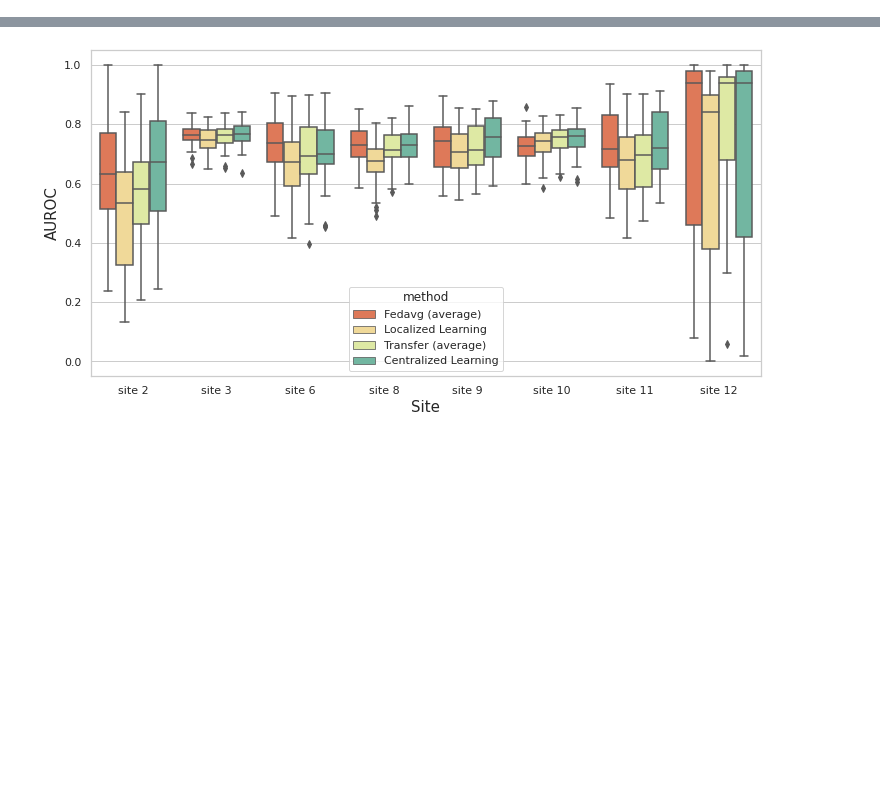
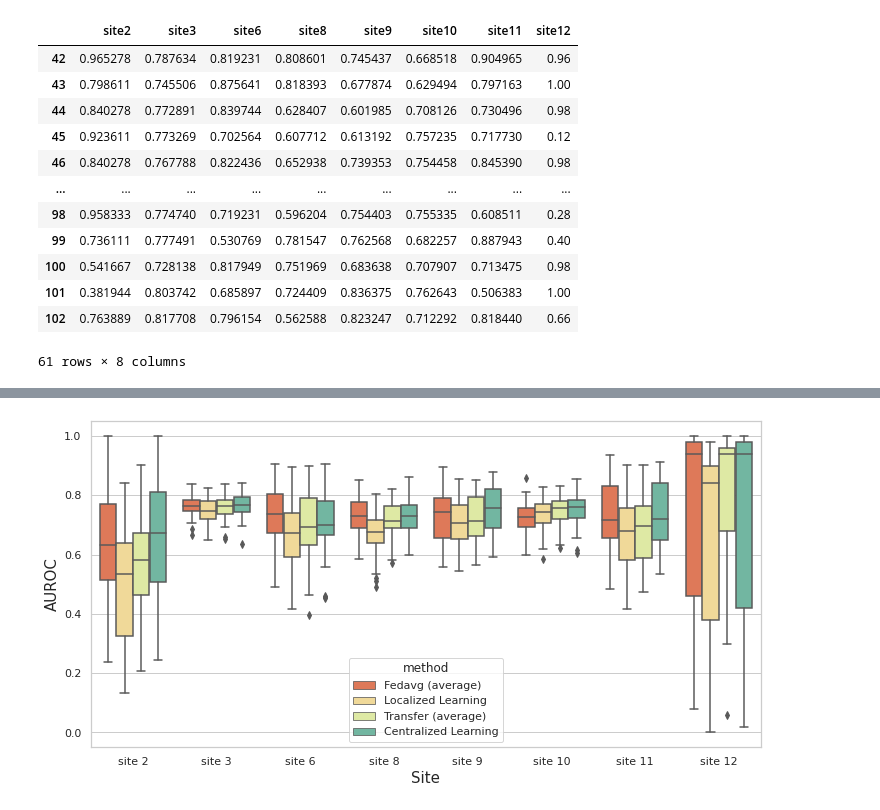
Before and after one commit to qqq951009/Federated_Learning, a Jupyter notebook: seerdb/data_visualization.ipynb, the cells around one changed output, grey strips where cells are left out. Saved outputs shown, nothing was run; the diff lists cells and outputs as text; code cells hidden in the pictures; blank space fills up the shorter version.

```diff
--- a/seerdb/data_visualization.ipynb
+++ b/seerdb/data_visualization.ipynb
@@ -23,0 +30,16 @@ transfer = pd.read_csv(config['dir_name']+'/transfer_learning_score.csv', index_
+# %%
+last_two_layer
+# %% [output]
+|  | site2 | site3 | site6 | site8 | site9 | site10 | site11 | site12 |
+| 42 | 0.965278 | 0.787634 | 0.819231 | 0.808601 | 0.745437 | 0.668518 | 0.904965 | 0.96 |
+| 43 | 0.798611 | 0.745506 | 0.875641 | 0.818393 | 0.677874 | 0.629494 | 0.797163 | 1.00 |
+| 44 | 0.840278 | 0.772891 | 0.839744 | 0.628407 | 0.601985 | 0.708126 | 0.730496 | 0.98 |
+| 45 | 0.923611 | 0.773269 | 0.702564 | 0.607712 | 0.613192 | 0.757235 | 0.717730 | 0.12 |
+| 46 | 0.840278 | 0.767788 | 0.822436 | 0.652938 | 0.739353 | 0.754458 | 0.845390 | 0.98 |
+| ... | ... | ... | ... | ... | ... | ... | ... | ... |
+| 98 | 0.958333 | 0.774740 | 0.719231 | 0.596204 | 0.754403 | 0.755335 | 0.608511 | 0.28 |
+| 99 | 0.736111 | 0.777491 | 0.530769 | 0.781547 | 0.762568 | 0.682257 | 0.887943 | 0.40 |
+| 100 | 0.541667 | 0.728138 | 0.817949 | 0.751969 | 0.683638 | 0.707907 | 0.713475 | 0.98 |
+| 101 | 0.381944 | 0.803742 | 0.685897 | 0.724409 | 0.836375 | 0.762643 | 0.506383 | 1.00 |
+| 102 | 0.763889 | 0.817708 | 0.796154 | 0.562588 | 0.823247 | 0.712292 | 0.818440 | 0.66 |
+61 rows × 8 columns
```
Also changed, not shown: parts of 7 cells of this notebook, 28 other files.
